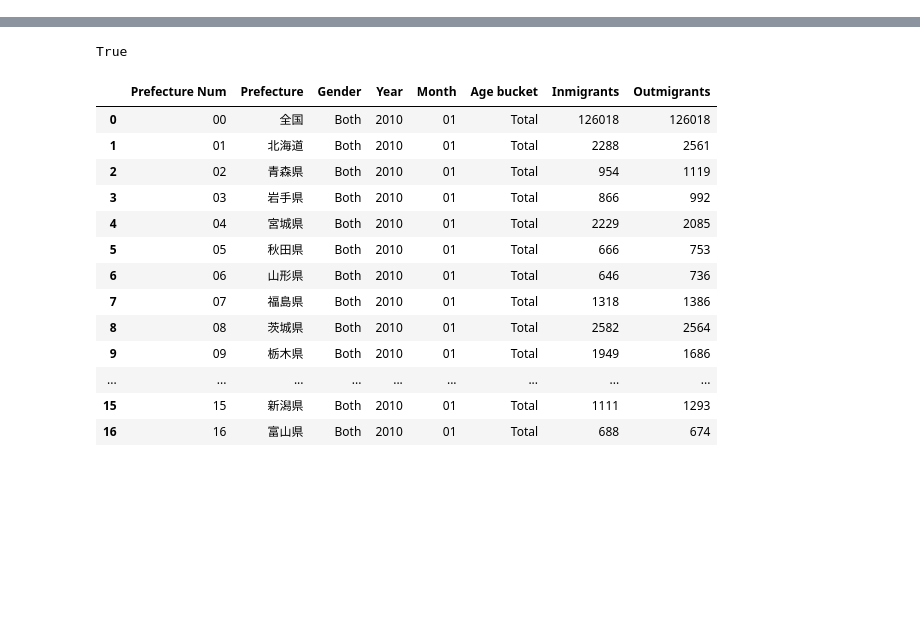
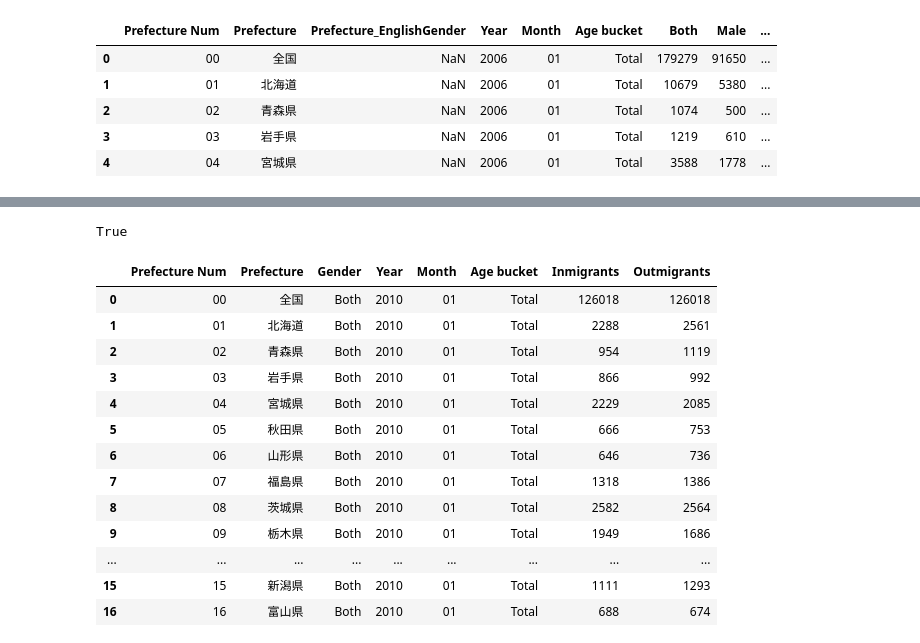
Before and after one commit to freedaemons/jpstat, a Jupyter notebook: excel-vet.ipynb, the cells around one changed output, grey strips where cells are left out. Saved outputs shown, nothing was run; the diff lists cells and outputs as text; code cells hidden in the pictures; blank space fills up the shorter version.

```diff
--- a/excel-vet.ipynb
+++ b/excel-vet.ipynb
@@ -145 +103,42 @@ nan
+# %%
+def combine_clean_1xls_tables(table_excel_list):
+    table_df_list = []
+
+    for filepath in table_excel_list:
+        filepath_parts = filepath.split('\\')
+        year = filepath_parts[2]
+        month = filepath_parts[3][:2]
+
+        sheets = pd.ExcelFile(filepath).sheet_names
+        df = pd.read_excel(filepath, sheet_name=len(sheets)-1)
+
+        messy_df = df.copy()
+        messy_df.reset_index(inplace=True)
+
+        cornerstone = '全国'
+        cornerstone_col_idx = [messy_df.columns.get_loc(x) for x in messy_df.columns if cornerstone in messy_df[x].values][0]
+        cornerstone_col = messy_df.iloc[:,cornerstone_col_idx]
+        cornerstone_row_idx = int(cornerstone_col.index[cornerstone_col == cornerstone][0])
+        messy_df = messy_df.iloc[:,cornerstone_col_idx:cornerstone_col_idx+6]
+
+        messy_df.columns = ['Prefecture Num', 'Prefecture', 'Prefecture_English', 'Both', 'Male', 'Female']
+        messy_df.dropna(axis=0, subset=['Prefecture Num', 'Both', 'Male', 'Female'], how='any', inplace=True)
+        #using the fact that np.nan != np.nan
+        messy_df['Prefecture'] = messy_df.apply(lambda x: x['Prefecture Num'] if x['Prefecture']!=x['Prefecture'] else x['Prefecture'], axis=1)
+        messy_df['Prefecture Num'] = messy_df.apply(lambda x: '00' if x['Prefecture Num']=='全国' else x['Prefecture Num'], axis=1)
+        messy_df['Prefecture Num'] = messy_df.apply(lambda x: '00 000' if '計' in x['Prefecture Num'] else x['Prefecture Num'], axis=1)
+        messy_df['Year'] = str(year)
+        messy_df['Month'] = str(month)
+        messy_df['Age bucket'] = 'Total'
+
+        messy_df = messy_df.reindex(columns=['Prefecture Num', 'Prefecture', 'Prefecture_English' 'Gender', 'Year', 'Month', 'Age bucket', 'Both', 'Male', 'Female'])
+
+        if False not in messy_df.iloc[:,7:10].applymap(np.isreal).values.flatten():
+            table_df_list.append(messy_df)
+        else:
+            print('Some non-numeric value found in internal migration counts.')
+            print(messy_df.iloc[:,7:10].head(5))
+
+    combined_df = pd.concat(table_df_list).reset_index(drop=True)
+    return combined_df
 # %%
@@ -209 +208,12 @@ Wall time: 22.1 s
+# %%
+internal_migrants_df = combine_clean_1xls_tables(table_1_list)
+# %%
+internal_migrants_df.head()
+# %% [output]
+|  | Prefecture Num | Prefecture | Prefecture_EnglishGender | Year | Month | Age bucket | Both | Male | ... |
+| 0 | 00 | 全国 | NaN | 2006 | 01 | Total | 179279 | 91650 | ... |
+| 1 | 01 | 北海道 | NaN | 2006 | 01 | Total | 10679 | 5380 | ... |
+| 2 | 02 | 青森県 | NaN | 2006 | 01 | Total | 1074 | 500 | ... |
+| 3 | 03 | 岩手県 | NaN | 2006 | 01 | Total | 1219 | 610 | ... |
+| 4 | 04 | 宮城県 | NaN | 2006 | 01 | Total | 3588 | 1778 | ... |
 # %%
```
Also changed, not shown: parts of 10 cells of this notebook.
